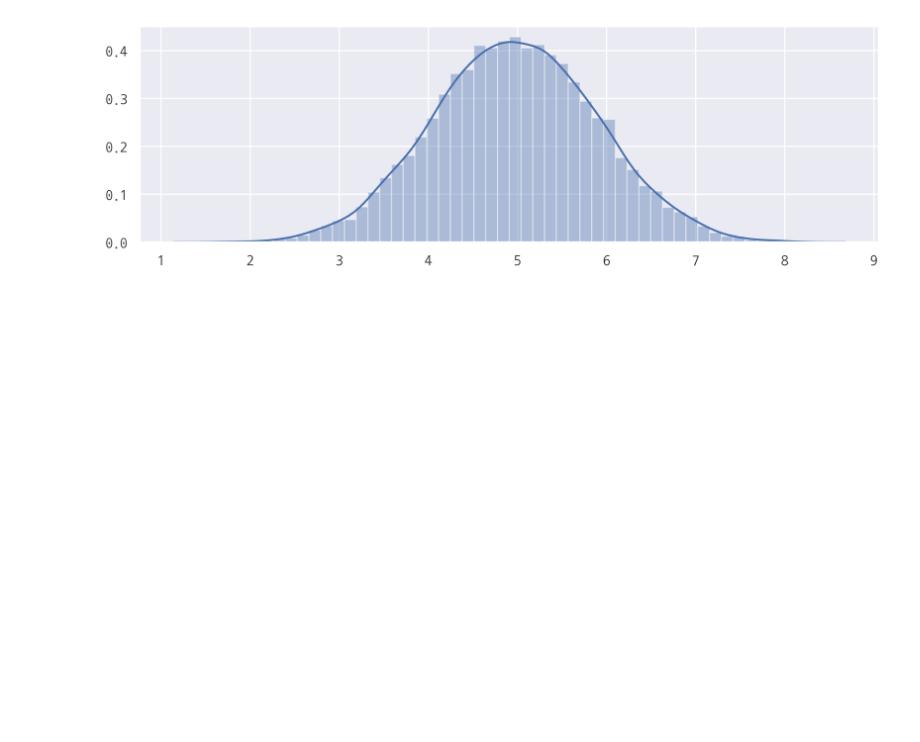
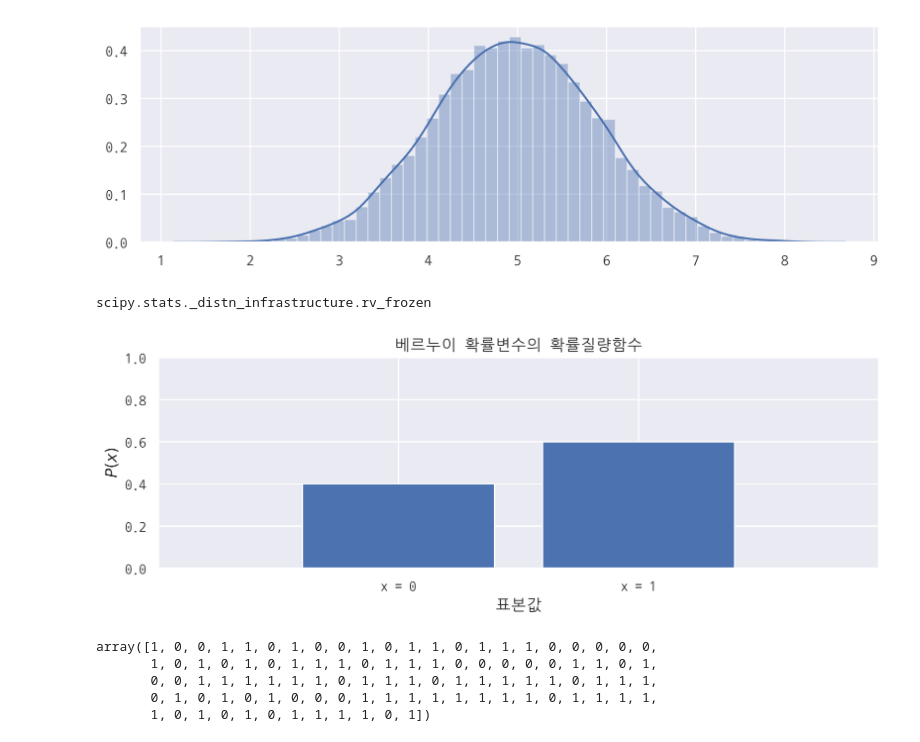
Before and after one commit to hmkim312/TIL, a Jupyter notebook: math/08_scipy로 공부하는 확률분포.ipynb, the cells around one changed output. Saved outputs shown, nothing was run; the diff lists cells and outputs as text; code cells hidden in the pictures; blank space fills up the shorter version.

```diff
--- a/math/08_scipy로 공부하는 확률분포.ipynb
+++ b/math/08_scipy로 공부하는 확률분포.ipynb
@@ -114,2 +145,30 @@ sns.distplot(s)
 # %%
 # 사이파이를 사용한 베르누이 확률변수의 시뮬레이션
+mu = 0.6
+rv = sp.stats.bernoulli(mu)
+type(rv)
+# %% [output]
+scipy.stats._distn_infrastructure.rv_frozen
+# %%
+# 확률질량함수
+xx = [0, 1]
+plt.bar(xx, rv.pmf(xx))
+plt.xlim(-1, 2)
+plt.ylim(0, 1)
+plt.xticks([0, 1], ['x = 0', 'x = 1'])
+plt.xlabel('표본값')
+plt.ylabel('$P(x)$')
+plt.title('베르누이 확률변수의 확률질량함수')
+plt.show()
+# %% [output]
+[figure, added]
+# %%
+# 시뮬레이션 = 표본 생성 작업
+x = rv.rvs(100, random_state=0)  # 데이터를 100개 만들어라
+x
+# %% [output]
+array([1, 0, 0, 1, 1, 0, 1, 0, 0, 1, 0, 1, 1, 0, 1, 1, 1, 0, 0, 0, 0, 0,
+       1, 0, 1, 0, 1, 0, 1, 1, 1, 0, 1, 1, 1, 0, 0, 0, 0, 0, 1, 1, 0, 1,
+       0, 0, 1, 1, 1, 1, 1, 1, 0, 1, 1, 1, 0, 1, 1, 1, 1, 1, 0, 1, 1, 1,
+       0, 1, 0, 1, 0, 1, 0, 0, 0, 1, 1, 1, 1, 1, 1, 1, 1, 0, 1, 1, 1, 1,
+       1, 0, 1, 0, 1, 0, 1, 1, 1, 1, 0, 1])
```
Also changed, not shown: parts of 36 cells of this notebook.
